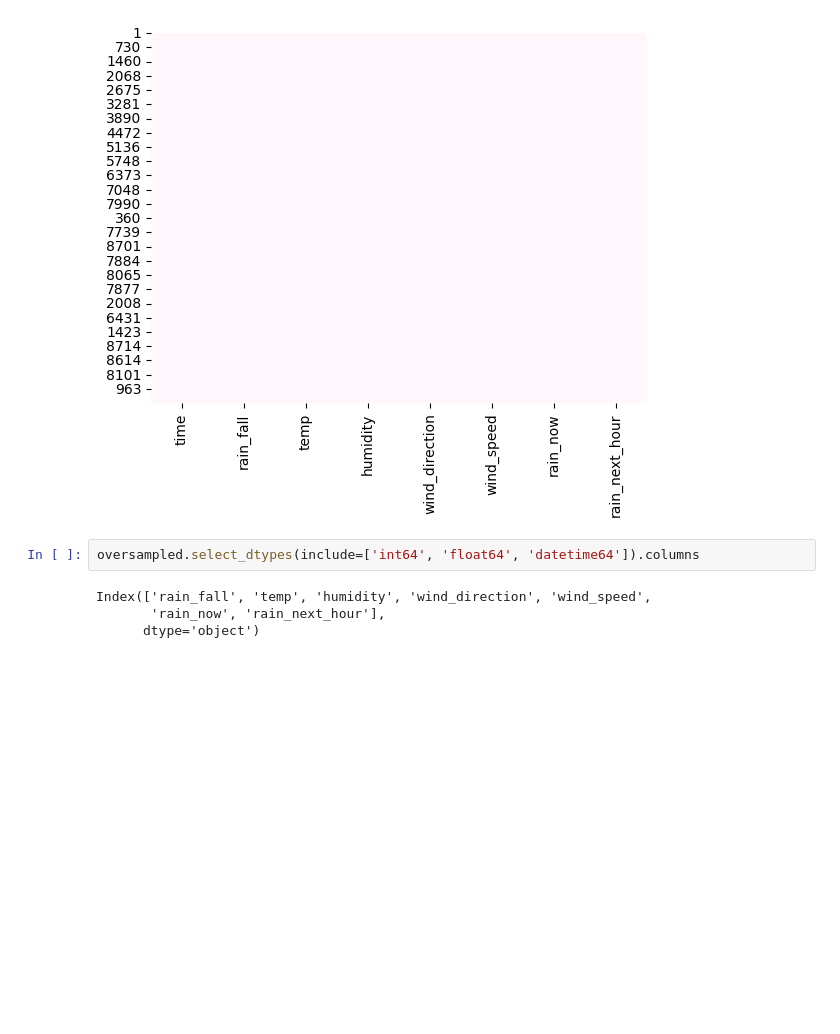
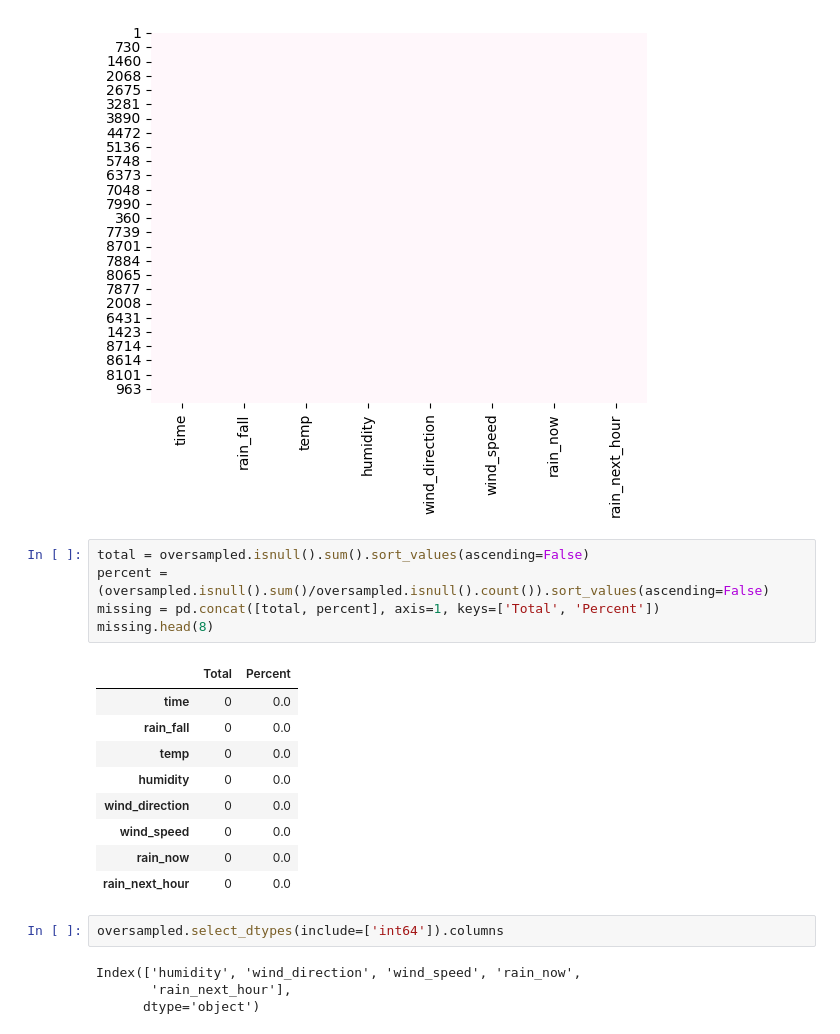
Before and after one commit to tiramiSoo/Rainfall-Prediction, a Jupyter notebook: Rain Fall Predict.ipynb, the cells around one changed output. Saved outputs shown, nothing was run; the diff lists cells and outputs as text; blank space fills up the shorter version.

```diff
--- a/Rain Fall Predict.ipynb
+++ b/Rain Fall Predict.ipynb
@@ -108,9 +108,24 @@ sns.heatmap(oversampled.isnull(), cbar=False, cmap='PuBu')
 # %% [output]
 <Axes: >
 [figure]
+# %%
+total = oversampled.isnull().sum().sort_values(ascending=False)
+percent = (oversampled.isnull().sum()/oversampled.isnull().count()).sort_values(ascending=False)
+missing = pd.concat([total, percent], axis=1, keys=['Total', 'Percent'])
+missing.head(8)
+# %% [output]
+|  | Total | Percent |
+| time | 0 | 0.0 |
+| rain_fall | 0 | 0.0 |
+| temp | 0 | 0.0 |
+| humidity | 0 | 0.0 |
+| wind_direction | 0 | 0.0 |
+| wind_speed | 0 | 0.0 |
+| rain_now | 0 | 0.0 |
+| rain_next_hour | 0 | 0.0 |
 # %%
-oversampled.select_dtypes(include=['int64', 'float64', 'datetime64']).columns
+oversampled.select_dtypes(include=['int64']).columns
 # %% [output]
-Index(['rain_fall', 'temp', 'humidity', 'wind_direction', 'wind_speed',
-       'rain_now', 'rain_next_hour'],
+Index(['humidity', 'wind_direction', 'wind_speed', 'rain_now',
+       'rain_next_hour'],
       dtype='object')
```
Also changed, not shown: parts of 4 cells of this notebook.
